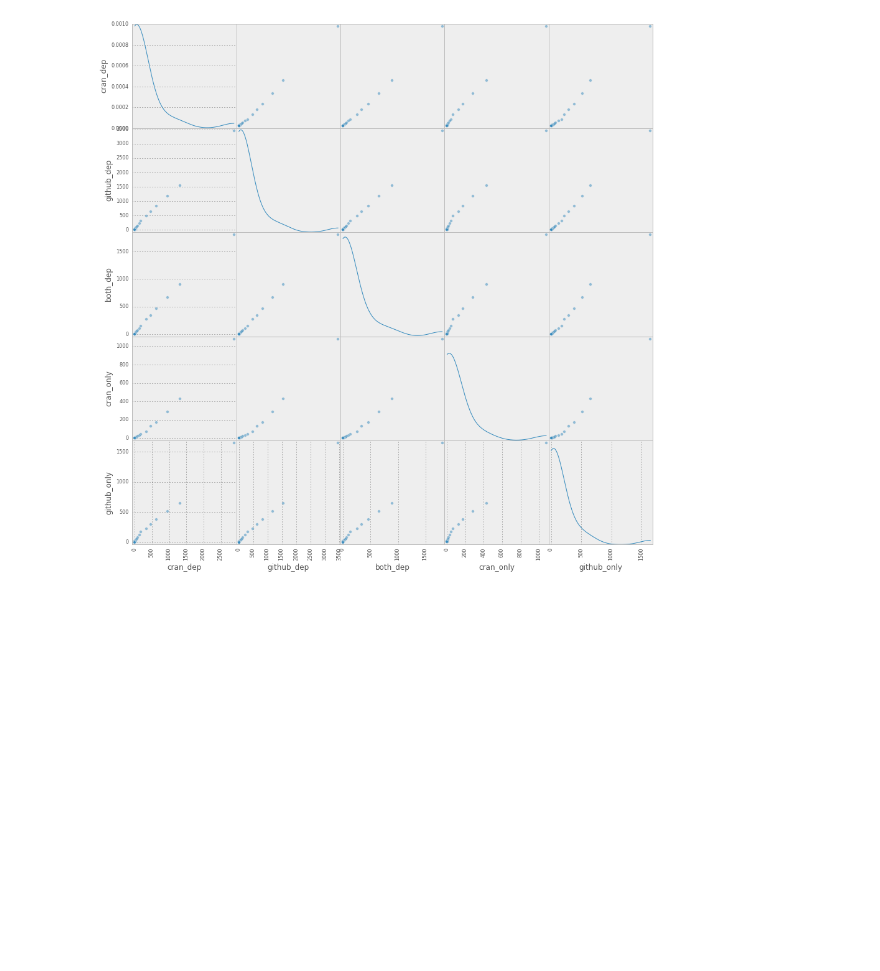
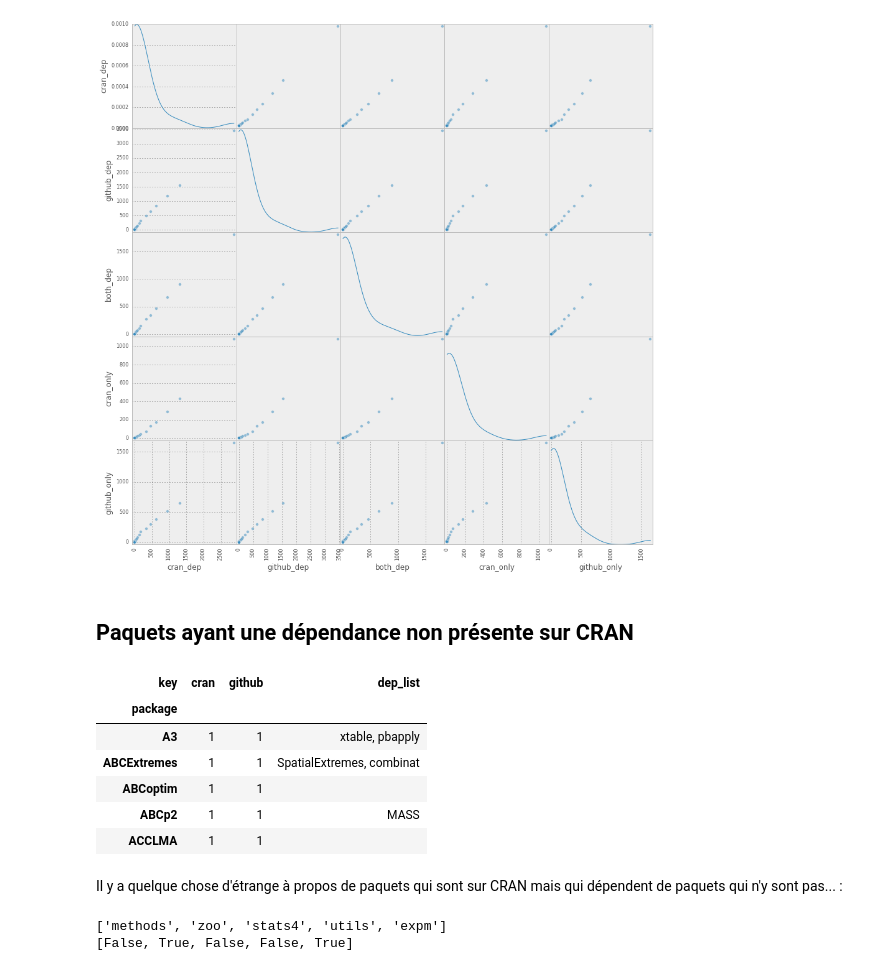
Before and after one commit to maelick/GitHub-API-Helpers, a Jupyter notebook: R-Dependencies.ipynb, the cells around one changed output. Cells and saved outputs as stored; diff of their text form; code cells hidden in the pictures; blank space fills up the shorter version.

```diff
--- a/R-Dependencies.ipynb
+++ b/R-Dependencies.ipynb
@@ -108,3 +108,5 @@ array([[<matplotlib.axes._subplots.AxesSubplot object at 0x...>,
         <matplotlib.axes._subplots.AxesSubplot object at 0x...>,
         <matplotlib.axes._subplots.AxesSubplot object at 0x...>]], dtype=object)
 [figure]
+# %% [markdown]
+## Paquets ayant une dépendance non présente sur CRAN
@@ -110,0 +119,20 @@ array([[<matplotlib.axes._subplots.AxesSubplot object at 0x...>,
+# %%
+# We want a true list of dependencies
+def clean_dependencies(row):
+    d1 = parse_packages_list(row['Depends']) if len(row['Depends']) > 0 else []
+    d2 = parse_packages_list(row['Imports']) if len(row['Imports']) > 0 else []
+    return ', '.join(d1 + d2)
+# %%
+pkg['dep_list'] = pkg[['Depends', 'Imports']].apply(clean_dependencies, axis=1)
+# %%
+# Some cleaning
+deps = pkg[['cran', 'github', 'dep_list']].copy()
+deps.head()
+# %% [output]
+| key | cran | github | dep_list |
+| package |  |  |  |
+| A3 | 1 | 1 | xtable, pbapply |
+| ABCExtremes | 1 | 1 | SpatialExtremes, combinat |
+| ABCoptim | 1 | 1 |  |
+| ABCp2 | 1 | 1 | MASS |
+| ACCLMA | 1 | 1 |  |
@@ -110,0 +141,8 @@ array([[<matplotlib.axes._subplots.AxesSubplot object at 0x...>,
+# %% [markdown]
+Il y a quelque chose d'étrange à propos de paquets qui sont sur CRAN mais qui dépendent de paquets qui n'y sont pas... :
+# %%
+print deps.loc['yuima']['dep_list'].split(', ')
+print map(lambda x: x in on_cran, deps.loc['yuima']['dep_list'].split(', '))
+# %% [output]
+['methods', 'zoo', 'stats4', 'utils', 'expm']
+[False, True, False, False, True]
```
Also changed, not shown: parts of 2 cells of this notebook, 3 other files.
